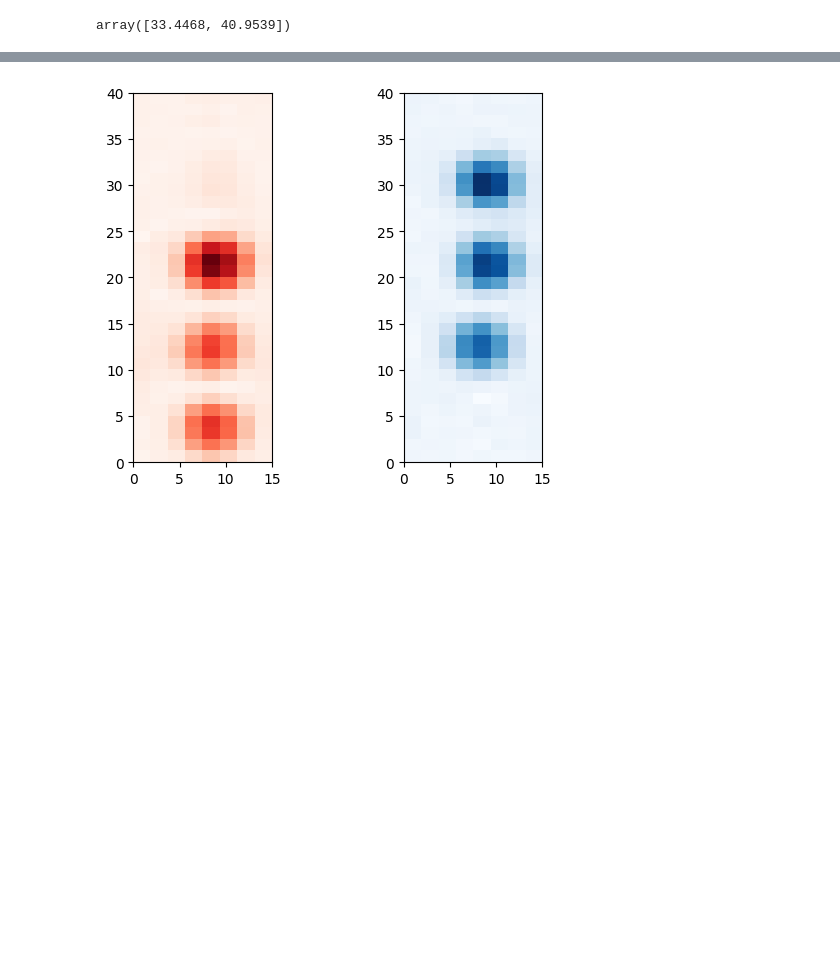
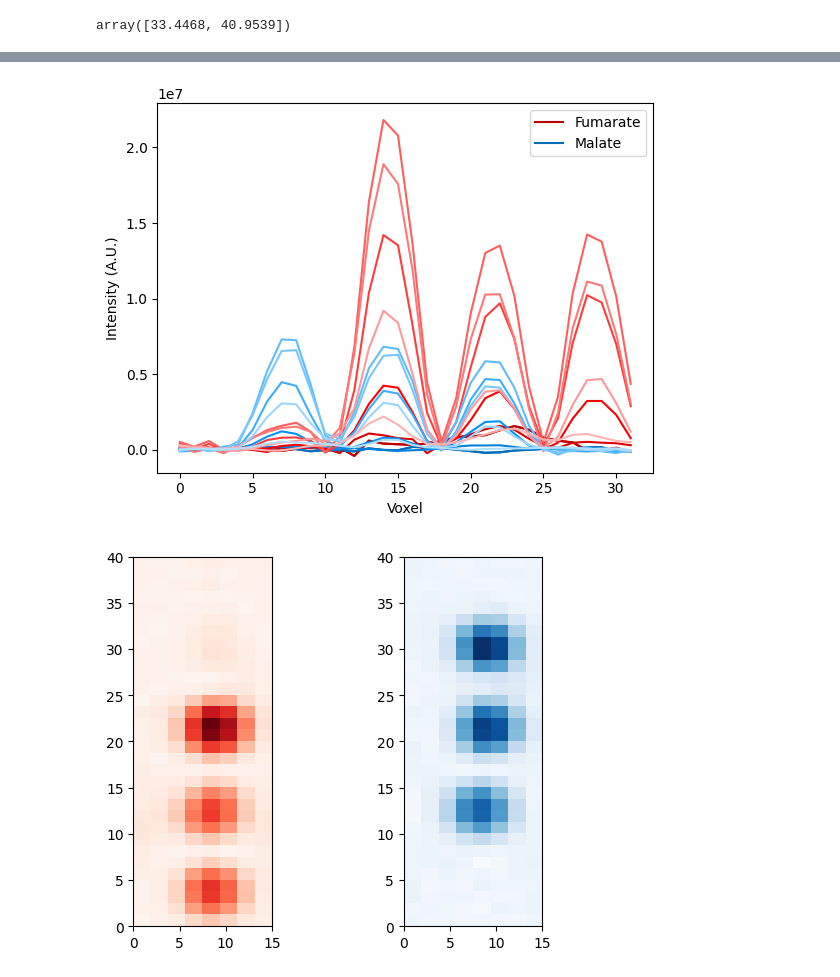
Before and after one commit to DavidGomezCabeza/CheShImP, a Jupyter notebook: ExampleScripts_MRMPaper/ProcessCheShImPData.ipynb, the cells around one changed output, grey strips where cells are left out. Cells and saved outputs as stored; diff of their text form; code cells hidden in the pictures; blank space fills up the shorter version.

```diff
--- a/ExampleScripts_MRMPaper/ProcessCheShImPData.ipynb
+++ b/ExampleScripts_MRMPaper/ProcessCheShImPData.ipynb
@@ -619,3 +581,20 @@ array([33.4468, 40.9539])
+# %%
+clsPyr = ["#ba0000ff", '#db0000ff', '#fb0000ff', '#ff3c3cff', '#ff5e5eff', '#ff7777ff', '#ff9999ff', '#ffb3b3ff']
+clsLac = ["#006dbaff", '#0080dbff', '#0092fbff', '#3caeffff', '#5ebcffff', '#77c6ffff', '#99d5ffff', '#b3dfffff']
+
+plt.figure()
+plt.plot(pyrINT3['0'][0,::], c=clsPyr[0], label="Fumarate")
+plt.plot(lacINT3['0'][0,::], c=clsLac[0], label="Malate")
+for i in range(0,np.shape(pyrINT3['0'])[0]):
+    plt.plot(pyrINT3['0'][i,::], c=clsPyr[i])
+    plt.plot(lacINT3['0'][i,::], c=clsLac[i])
+
+plt.xlabel("Voxel")
+plt.ylabel("Intensity (A.U.)")
+plt.legend()
+plt.show()
+# %% [output]
+[figure, added]
 # %%
 fig, (ax1, ax2) = plt.subplots(1,2)
 
```
Also changed, not shown: parts of 7 cells of this notebook.
